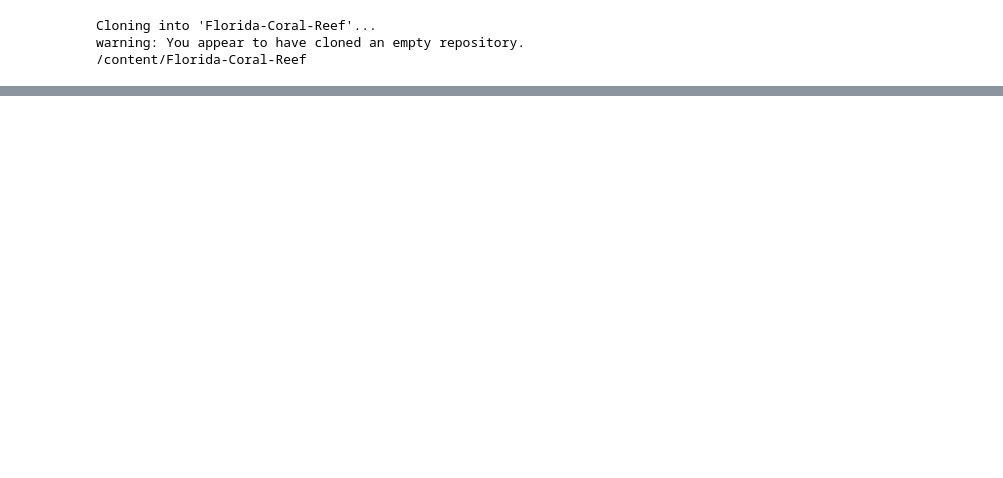
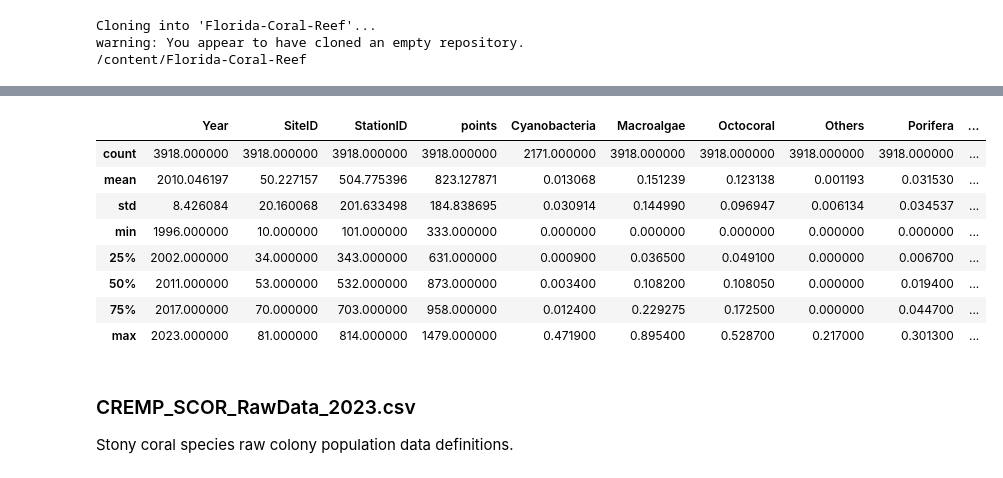
Before and after one commit to malihealavi/Florida-Coral-Reef, a Jupyter notebook: data_overview.ipynb, the cells around one changed output, grey strips where cells are left out. Saved outputs shown, nothing was run; the diff lists cells and outputs as text; code cells hidden in the pictures; blank space fills up the shorter version.

```diff
--- a/data_overview.ipynb
+++ b/data_overview.ipynb
@@ -72,0 +408,4 @@ total size is 46,442,328  speedup is 1.00
+# %%
+path = "dataset/"
+df= pd.read_csv(path+'CREMP_Pcover_2023_TaxaGroups.csv')
+df.info()
@@ -72,0 +439,15 @@ total size is 46,442,328  speedup is 1.00
+# %%
+df.describe()
+# %% [output]
+|  | Year | SiteID | StationID | points | Cyanobacteria | Macroalgae | Octocoral | Others | Porifera | ... |
+| count | 3918.000000 | 3918.000000 | 3918.000000 | 3918.000000 | 2171.000000 | 3918.000000 | 3918.000000 | 3918.000000 | 3918.000000 | ... |
+| mean | 2010.046197 | 50.227157 | 504.775396 | 823.127871 | 0.013068 | 0.151239 | 0.123138 | 0.001193 | 0.031530 | ... |
+| std | 8.426084 | 20.160068 | 201.633498 | 184.838695 | 0.030914 | 0.144990 | 0.096947 | 0.006134 | 0.034537 | ... |
+| min | 1996.000000 | 10.000000 | 101.000000 | 333.000000 | 0.000000 | 0.000000 | 0.000000 | 0.000000 | 0.000000 | ... |
+| 25% | 2002.000000 | 34.000000 | 343.000000 | 631.000000 | 0.000900 | 0.036500 | 0.049100 | 0.000000 | 0.006700 | ... |
+| 50% | 2011.000000 | 53.000000 | 532.000000 | 873.000000 | 0.003400 | 0.108200 | 0.108050 | 0.000000 | 0.019400 | ... |
+| 75% | 2017.000000 | 70.000000 | 703.000000 | 958.000000 | 0.012400 | 0.229275 | 0.172500 | 0.000000 | 0.044700 | ... |
+| max | 2023.000000 | 81.000000 | 814.000000 | 1479.000000 | 0.471900 | 0.895400 | 0.528700 | 0.217000 | 0.301300 | ... |
+# %% [markdown]
+### CREMP_SCOR_RawData_2023.csv
+Stony coral species raw colony population data definitions.
```
Also changed, not shown: parts of 66 cells of this notebook, 3 other files.
